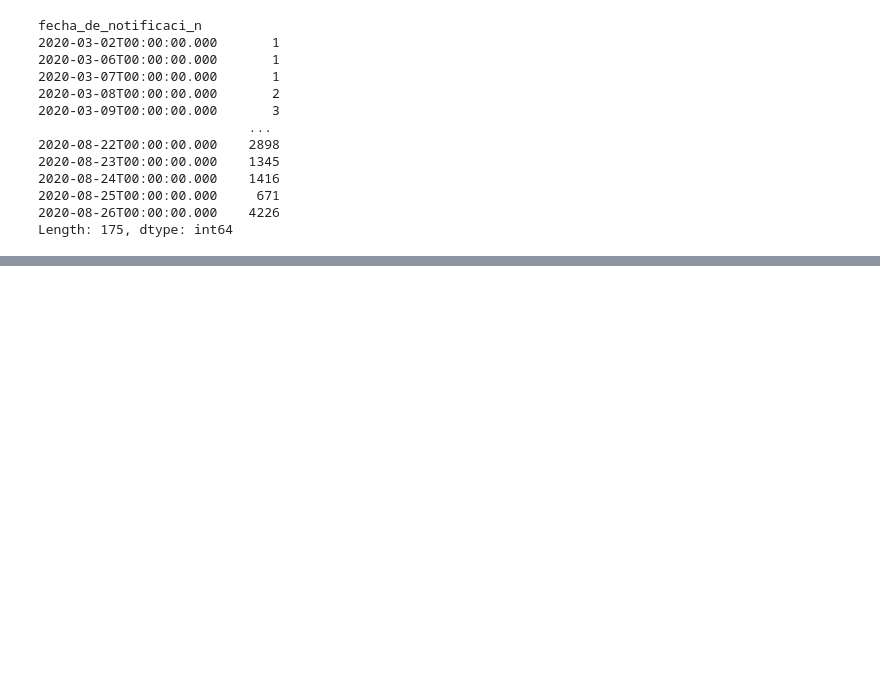
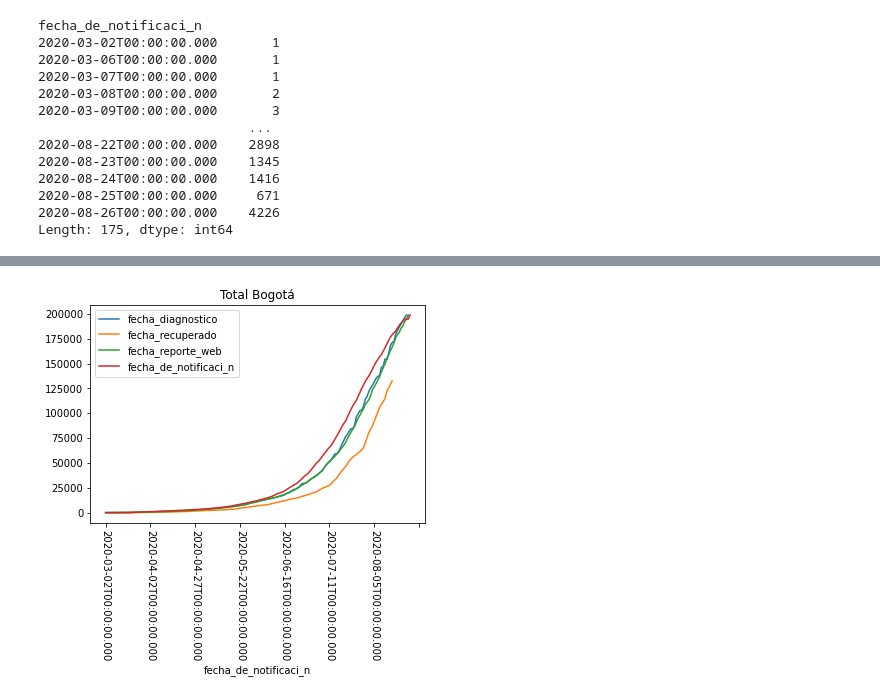
Before and after one commit to sefigueroacUNAL/predictiva-covid, a Jupyter notebook: Notebooks/2_Preprocesamiento.ipynb, the cells around one changed output, grey strips where cells are left out. Cells and saved outputs as stored; diff of their text form; code cells hidden in the pictures; blank space fills up the shorter version.

```diff
--- a/Notebooks/2_Preprocesamiento.ipynb
+++ b/Notebooks/2_Preprocesamiento.ipynb
@@ -96,0 +142,9 @@ KeyError: 'fecha_de_recuperado'
+# %%
+dfBog = dfCovid[(dfCovid['ciudad_de_ubicaci_n'] == 'Bogotá D.C.')]
+showByDate('fecha_diagnostico',dfBog)
+showByDate('fecha_recuperado',dfBog)
+showByDate('fecha_reporte_web',dfBog)
+showByDate('fecha_de_notificaci_n',dfBog)
+plt.title("Total Bogotá")
+plt.xticks(rotation=-90)
+# %% [output]
@@ -96,0 +162 @@ KeyError: 'fecha_de_recuperado'
+[figure, added]
```
Also changed, not shown: parts of 7 cells of this notebook.
